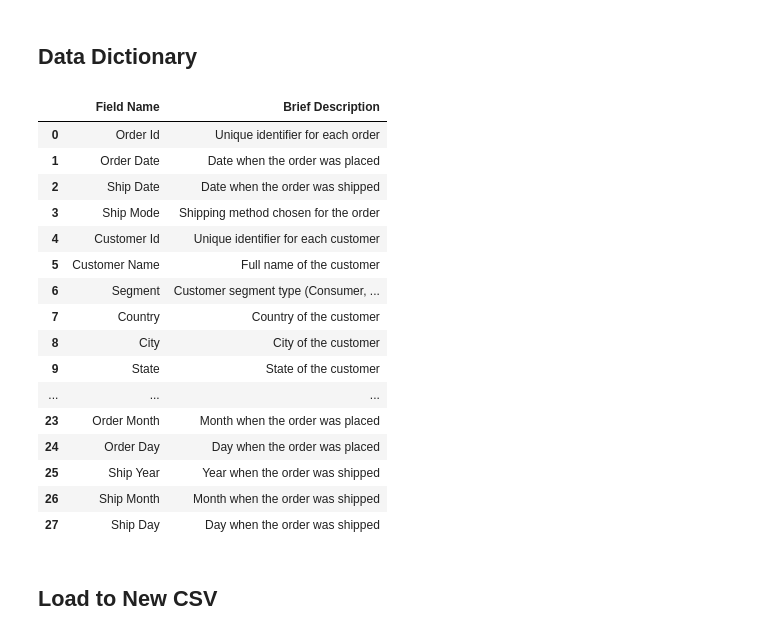
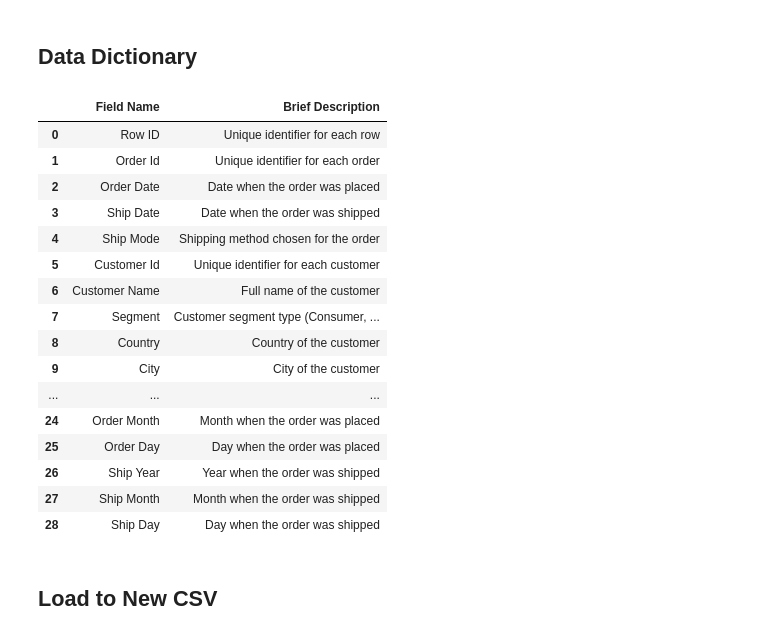
Before and after one commit to markcelemen/sales-performance-dashboard, a Jupyter notebook: preprocessing_dataset.ipynb, the cells around one changed output. Cells and saved outputs as stored; diff of their text form; code cells hidden in the pictures.

```diff
--- a/preprocessing_dataset.ipynb
+++ b/preprocessing_dataset.ipynb
@@ -286,13 +287,14 @@ superstore_df.head()
 # create data dictionary
 dd = {
     "Field Name": [
-        "Order Id", "Order Date", "Ship Date", "Ship Mode",
+        "Row ID", "Order Id", "Order Date", "Ship Date", "Ship Mode",
         "Customer Id", "Customer Name", "Segment", "Country", "City", "State",
         "Postal Code", "Region", "Product Id", "Category", "Sub Category",
         "Product Name", "Sales", "Quantity", "Discount", "Profit", "Profit Margin", "Discounted Sales",
         "Order Year", "Order Month", "Order Day", "Ship Year", "Ship Month", "Ship Day"
     ],
     "Brief Description": [
+        "Unique identifier for each row",
         "Unique identifier for each order",
         "Date when the order was placed",
         "Date when the order was shipped",
@@ -301,49 +303,49 @@ dd = {
         "Full name of the customer",
         "Customer segment type (Consumer, Corporate, Home Office)",
         "Country of the customer",
         "City of the customer",
         "State of the customer",
         "Postal code of the customer's address",
         "Region of the customer",
         "Unique identifier for each product",
         "Product category (e.g., Furniture, Technology, Office Supplies)",
         "Product sub-category (e.g., Chairs, Phones)",
         "Name of the product",
         "Revenue generated from the product in the order",
         "Number of units ordered",
         "Discount applied to the order (0-1 scale)",
         "Profit earned from the order",
         "Profit divided by sales",
         "Sales amount after discount applied",
         "Year when the order was placed",
         "Month when the order was placed",
         "Day when the order was placed",
         "Year when the order was shipped",
         "Month when the order was shipped",
         "Day when the order was shipped"
     ]
 }
 dd_df = pd.DataFrame(dd)
 
 dd_df
 # %% [output]
 |  | Field Name | Brief Description |
-| 0 | Order Id | Unique identifier for each order |
-| 1 | Order Date | Date when the order was placed |
-| 2 | Ship Date | Date when the order was shipped |
-| 3 | Ship Mode | Shipping method chosen for the order |
-| 4 | Customer Id | Unique identifier for each customer |
-| 5 | Customer Name | Full name of the customer |
-| 6 | Segment | Customer segment type (Consumer, ... |
-| 7 | Country | Country of the customer |
-| 8 | City | City of the customer |
-| 9 | State | State of the customer |
+| 0 | Row ID | Unique identifier for each row |
+| 1 | Order Id | Unique identifier for each order |
+| 2 | Order Date | Date when the order was placed |
+| 3 | Ship Date | Date when the order was shipped |
+| 4 | Ship Mode | Shipping method chosen for the order |
+| 5 | Customer Id | Unique identifier for each customer |
+| 6 | Customer Name | Full name of the customer |
+| 7 | Segment | Customer segment type (Consumer, ... |
+| 8 | Country | Country of the customer |
+| 9 | City | City of the customer |
 | ... | ... | ... |
-| 23 | Order Month | Month when the order was placed |
-| 24 | Order Day | Day when the order was placed |
-| 25 | Ship Year | Year when the order was shipped |
-| 26 | Ship Month | Month when the order was shipped |
-| 27 | Ship Day | Day when the order was shipped |
+| 24 | Order Month | Month when the order was placed |
+| 25 | Order Day | Day when the order was placed |
+| 26 | Ship Year | Year when the order was shipped |
+| 27 | Ship Month | Month when the order was shipped |
+| 28 | Ship Day | Day when the order was shipped |
 # %% [markdown]
 ## Load to New CSV
 # %%
```
Also changed, not shown: parts of 9 cells of this notebook.
